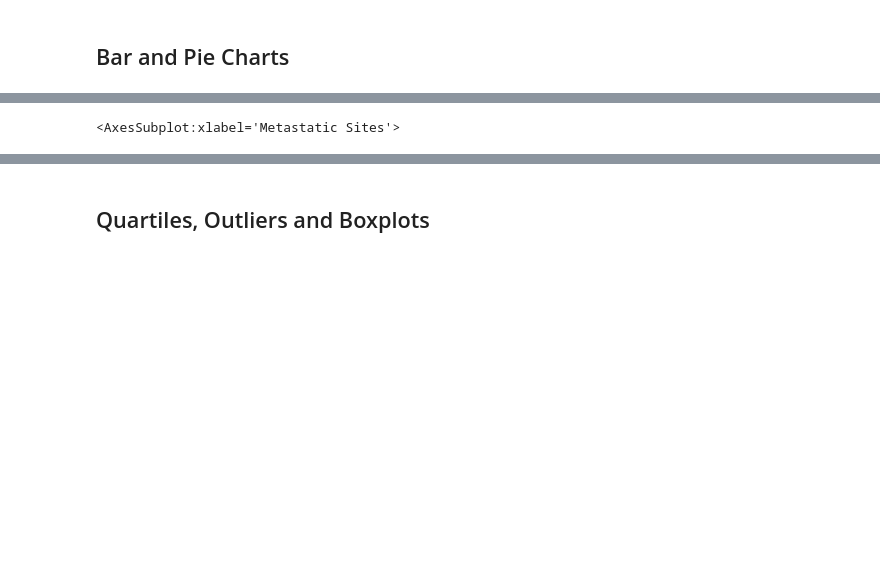
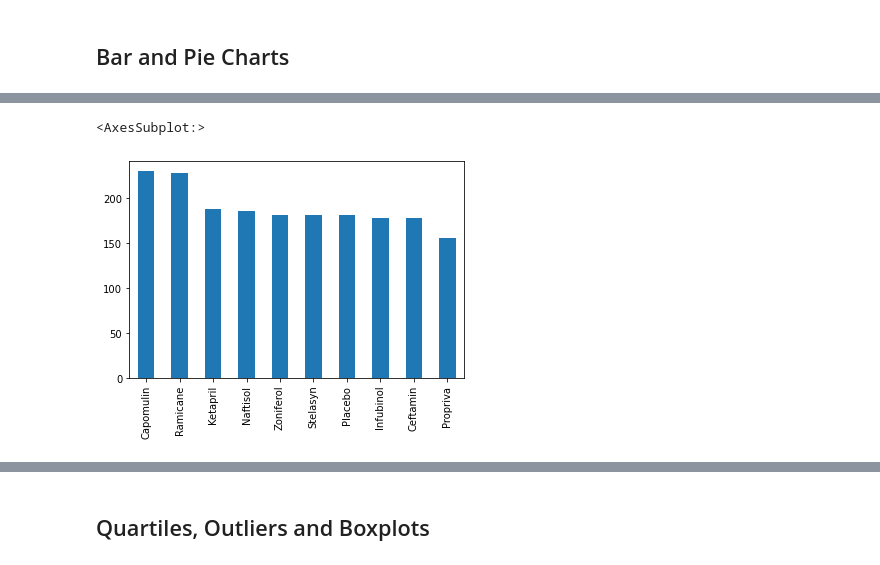
Before and after one commit to ruthhinkle/drug-regimen-efficacy, a Jupyter notebook: pymaceuticals_REH.ipynb, the cells around one changed output, grey strips where cells are left out. Saved outputs shown, nothing was run; the diff lists cells and outputs as text; code cells hidden in the pictures; blank space fills up the shorter version.

Commit message:
added bar charts, pie charts, and box plot

```diff
--- a/pymaceuticals_REH.ipynb
+++ b/pymaceuticals_REH.ipynb
@@ -124,6 +122,6 @@ summary_stats_df.style.format({"Mean": "{:,.2f}",
 ## Bar and Pie Charts
 # %%
 # Generate a bar plot showing the total number of measurements taken on each drug regimen using pandas.
-clean_data_df.plot.bar(x=7)
+clean_data_df['Drug Regimen'].value_counts().plot.bar()
 # Add chart labels
 # %% [output]
@@ -132,3 +128,4 @@ clean_data_df.plot.bar(x=7)
-<AxesSubplot:xlabel='Metastatic Sites'>
+<AxesSubplot:>
+[figure, added]
 # %%
 # Generate a bar plot showing the total number of measurements taken on each drug regimen using pyplot.
```
Also changed, not shown: parts of 10 cells of this notebook.
